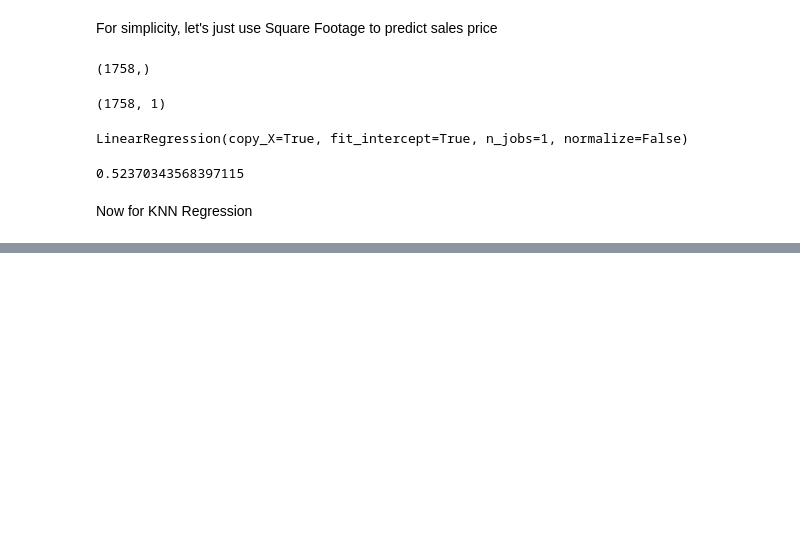
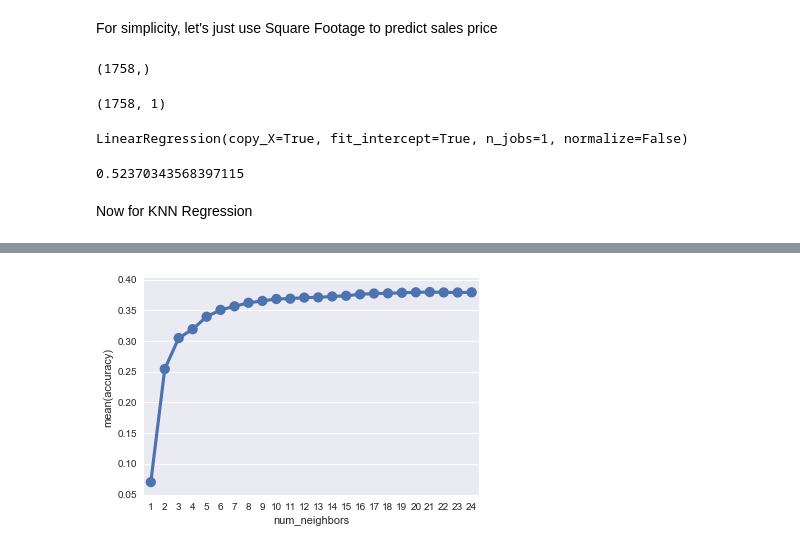
Before and after one commit to perlgirl2002/KNN, a Jupyter notebook: RegressionModelsComparison SIMPLE EXAMPLE.ipynb, the cells around one changed output, grey strips where cells are left out. Saved outputs shown, nothing was run; the diff lists cells and outputs as text; code cells hidden in the pictures; blank space fills up the shorter version.

```diff
--- a/RegressionModelsComparison SIMPLE EXAMPLE.ipynb
+++ b/RegressionModelsComparison SIMPLE EXAMPLE.ipynb
@@ -71,7 +71,7 @@ linreg.score(X_test, y_test)
 # %% [markdown]
 Now for KNN Regression
 # %%
-knn_w = neighbors.KNeighborsRegressor(n_neighbors=2, weights='distance')
+knn_w = neighbors.KNeighborsRegressor(n_neighbors=33, weights='distance')
 # %%
 knn_w.fit(X_train,y_train)
 # %% [output]
@@ -86,0 +89,14 @@ knn_w.score(X_test, y_test)
+# %%
+# Print the curve for accuracy to determine the optimal number of neighbors
+def nearest_neighbors(num_neighbors):
+    knn_w = neighbors.KNeighborsRegressor(n_neighbors=num_neighbors, weights='distance')
+    knn_w.fit(X_train,y_train)
+    y_pred_2 = knn_w.predict(X_test)
+    accuracy = knn_w.score(X_test, y_test)
+    return accuracy
+# %%
+nn_df = pd.DataFrame(columns=['num_neighbors', 'accuracy'])
+for x in range(1, 25):
+    accuracy = nearest_neighbors(x)
+    temp2 = pd.DataFrame([[x, accuracy]], columns=['num_neighbors','accuracy'])
+    nn_df = nn_df.append(temp2, ignore_index=True)
@@ -86,0 +112,6 @@ knn_w.score(X_test, y_test)
+# %%
+sns.set_style("darkgrid")
+sns.pointplot(x='num_neighbors', y='accuracy', hue=None, data=nn_df)
+plt.show()
+# %% [output]
+[figure, added]
```
Also changed, not shown: parts of 5 cells of this notebook.
